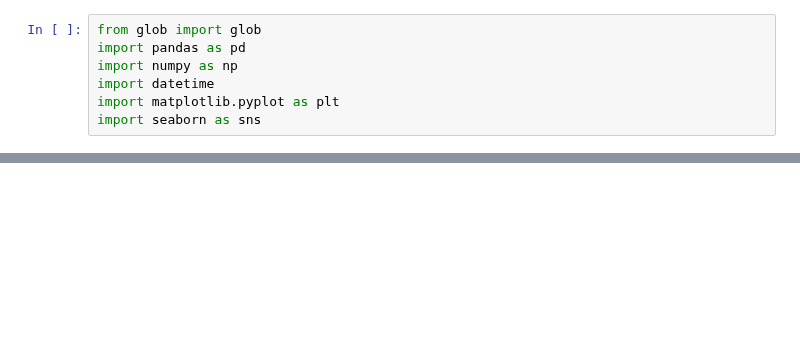
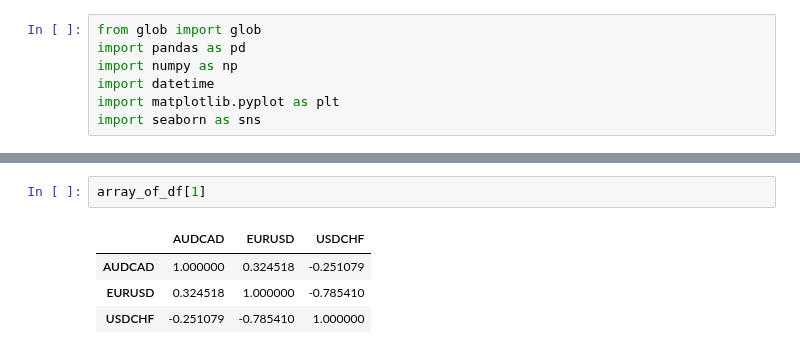
Before and after one commit to Molozey/algo-andrii, a Jupyter notebook: Andrii/Dir_25_12/CorrelationTables.ipynb, the cells around one changed output, grey strips where cells are left out. Saved outputs shown, nothing was run; the diff lists cells and outputs as text; blank space fills up the shorter version.

```diff
--- a/Andrii/Dir_25_12/CorrelationTables.ipynb
+++ b/Andrii/Dir_25_12/CorrelationTables.ipynb
@@ -131,0 +218,7 @@ a
+# %%
+array_of_df[1]
+# %% [output]
+|  | AUDCAD | EURUSD | USDCHF |
+| AUDCAD | 1.000000 | 0.324518 | -0.251079 |
+| EURUSD | 0.324518 | 1.000000 | -0.785410 |
+| USDCHF | -0.251079 | -0.785410 | 1.000000 |
```
Also changed, not shown: parts of 10 cells of this notebook.
